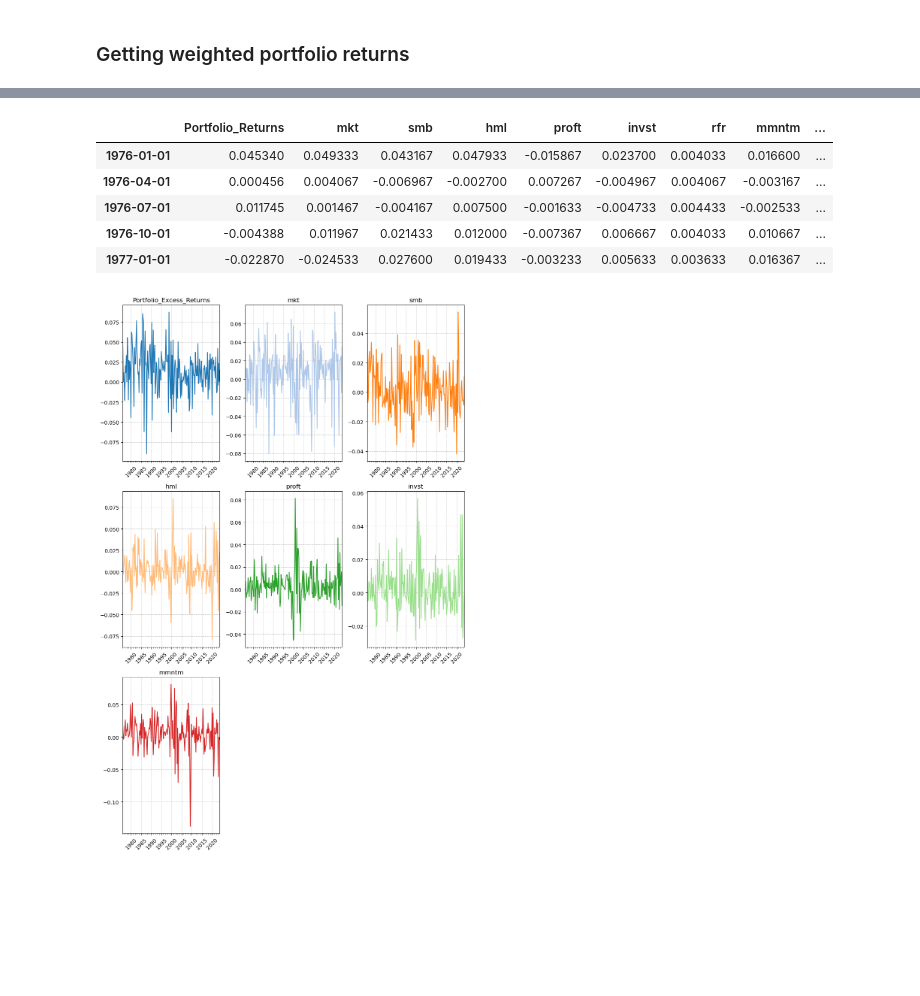
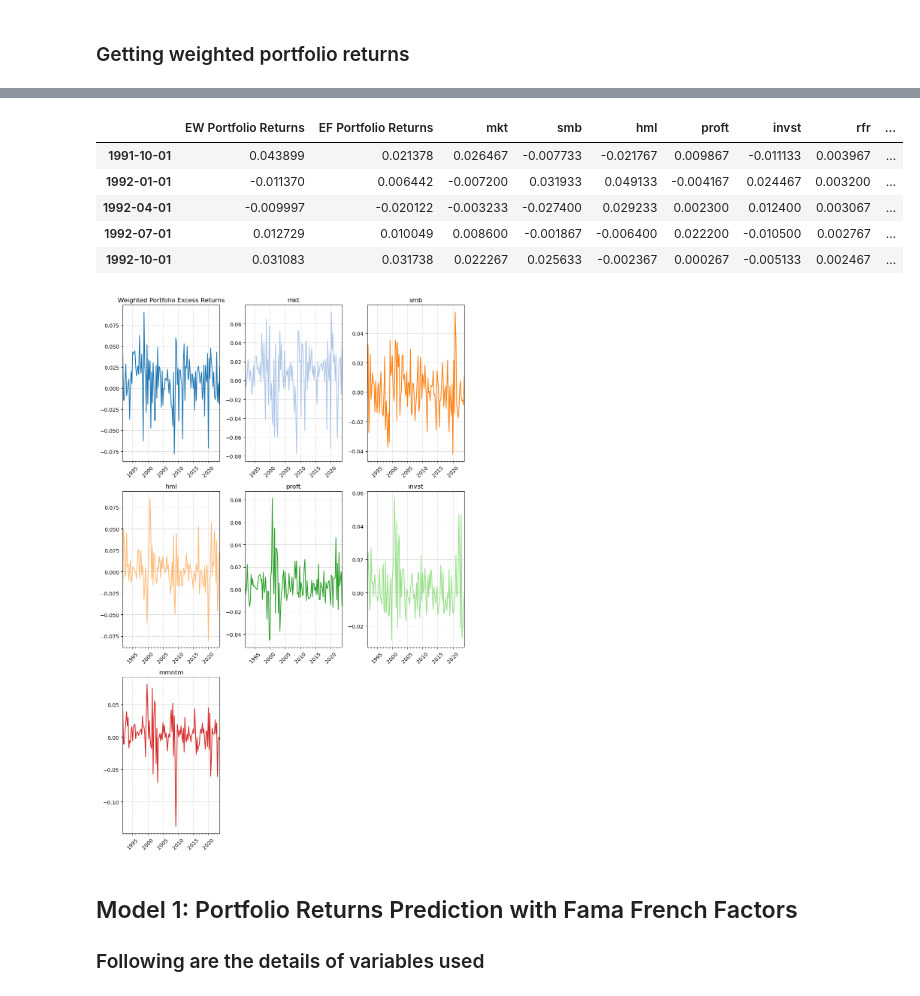
Before and after one commit to Raafayuqaily/TE-Portfolio-Stress-Testing-Final-Project, a Jupyter notebook: Section_5_KB.ipynb, the cells around one changed output, grey strips where cells are left out. Drawn from its saved outputs; the diff is of its cells as text; code cells hidden in the pictures; blank space fills up the shorter version.

```diff
--- a/Section_5_KB.ipynb
+++ b/Section_5_KB.ipynb
@@ -260,7 +158,7 @@ fama_french_sql_query = """
             ORDER BY date;
             """
 # %%
-start_date = '1976-01-01'
+start_date = '1991-01-01'
 end_date = '2024-12-31'
 ff_6_factors = get_wrds_data(fama_french_sql_query, start_date, end_date)
 # %% [output]
@@ -328,0 +200,7 @@ wghtd_prtf_rets.head()
+# %%
+portfolio_file_ = 'final_portfolio_returns.csv'
+prtf_rets = pd.read_csv(DATA_DIR/portfolio_file_)
+prtf_rets['Date'] = pd.to_datetime(prtf_rets['Date'])
+prtf_rets.set_index('Date', inplace = True)
+prtf_rets = prtf_rets.resample('QS').mean()
+prtf_rets.head()
@@ -329,36 +215,40 @@ wghtd_prtf_rets.head()
 # %%
-prtfs_rets_ff_fctr = pd.merge(wghtd_prtf_rets, ff_6_factors,
+prtfs_rets_ff_fctr = pd.merge(prtf_rets, ff_6_factors,
                               how = 'inner', left_index = True, right_index = True)
-prtfs_rets_ff_fctr['Portfolio_Excess_Returns'] = prtfs_rets_ff_fctr['Portfolio_Returns']# - prtfs_rets_ff_fctr['rfr']
+prtfs_rets_ff_fctr['Weighted Portfolio Excess Returns'] = prtfs_rets_ff_fctr['EW Portfolio Returns'] - prtfs_rets_ff_fctr['rfr']
 prtfs_rets_ff_fctr.head()
 # %% [output]
-|  | Portfolio_Returns | mkt | smb | hml | proft | invst | rfr | mmntm | ... |
-| 1976-01-01 | 0.045340 | 0.049333 | 0.043167 | 0.047933 | -0.015867 | 0.023700 | 0.004033 | 0.016600 | ... |
-| 1976-04-01 | 0.000456 | 0.004067 | -0.006967 | -0.002700 | 0.007267 | -0.004967 | 0.004067 | -0.003167 | ... |
-| 1976-07-01 | 0.011745 | 0.001467 | -0.004167 | 0.007500 | -0.001633 | -0.004733 | 0.004433 | -0.002533 | ... |
-| 1976-10-01 | -0.004388 | 0.011967 | 0.021433 | 0.012000 | -0.007367 | 0.006667 | 0.004033 | 0.010667 | ... |
-| 1977-01-01 | -0.022870 | -0.024533 | 0.027600 | 0.019433 | -0.003233 | 0.005633 | 0.003633 | 0.016367 | ... |
+|  | EW Portfolio Returns | EF Portfolio Returns | mkt | smb | hml | proft | invst | rfr | ... |
+| 1991-10-01 | 0.043899 | 0.021378 | 0.026467 | -0.007733 | -0.021767 | 0.009867 | -0.011133 | 0.003967 | ... |
+| 1992-01-01 | -0.011370 | 0.006442 | -0.007200 | 0.031933 | 0.049133 | -0.004167 | 0.024467 | 0.003200 | ... |
+| 1992-04-01 | -0.009997 | -0.020122 | -0.003233 | -0.027400 | 0.029233 | 0.002300 | 0.012400 | 0.003067 | ... |
+| 1992-07-01 | 0.012729 | 0.010049 | 0.008600 | -0.001867 | -0.006400 | 0.022200 | -0.010500 | 0.002767 | ... |
+| 1992-10-01 | 0.031083 | 0.031738 | 0.022267 | 0.025633 | -0.002367 | 0.000267 | -0.005133 | 0.002467 | ... |
 # %%
-vars_to_plot = ['Portfolio_Excess_Returns', 'mkt', 'smb', 'hml', 'proft', 'invst', 'mmntm']
+vars_to_plot = ['Weighted Portfolio Excess Returns', 'mkt', 'smb', 'hml', 'proft', 'invst', 'mmntm']
 n_cols = 3
 n_rows = (len(vars_to_plot) + n_cols - 1) // n_cols
 
 fig, axes = plt.subplots(n_rows, n_cols, figsize=(10, 5 * n_rows))
 axes = axes.flatten()
 
 colors = cm.tab20.colors
 
 for i, var_ in enumerate(vars_to_plot):
     color = colors[i % len(colors)]
     prtfs_rets_ff_fctr[var_].plot(ax=axes[i], color=color)
     axes[i].set_title(var_)
     axes[i].tick_params(axis='x', rotation=45)  # Rotate x-axis labels
     axes[i].grid(True, linestyle='--', alpha=0.6)  # Add grid lines for readability
 
 for j in range(len(vars_to_plot), len(axes)):
     fig.delaxes(axes[j])
 
 plt.tight_layout()
 plt.show()
 # %% [output]
-[figure, old version]
+[figure, new version]
+# %% [markdown]
+## Model 1: Portfolio Returns Prediction with Fama French Factors
+
+### Following are the details of variables used
```
Also changed, not shown: parts of 30 cells of this notebook, 3 other files.
